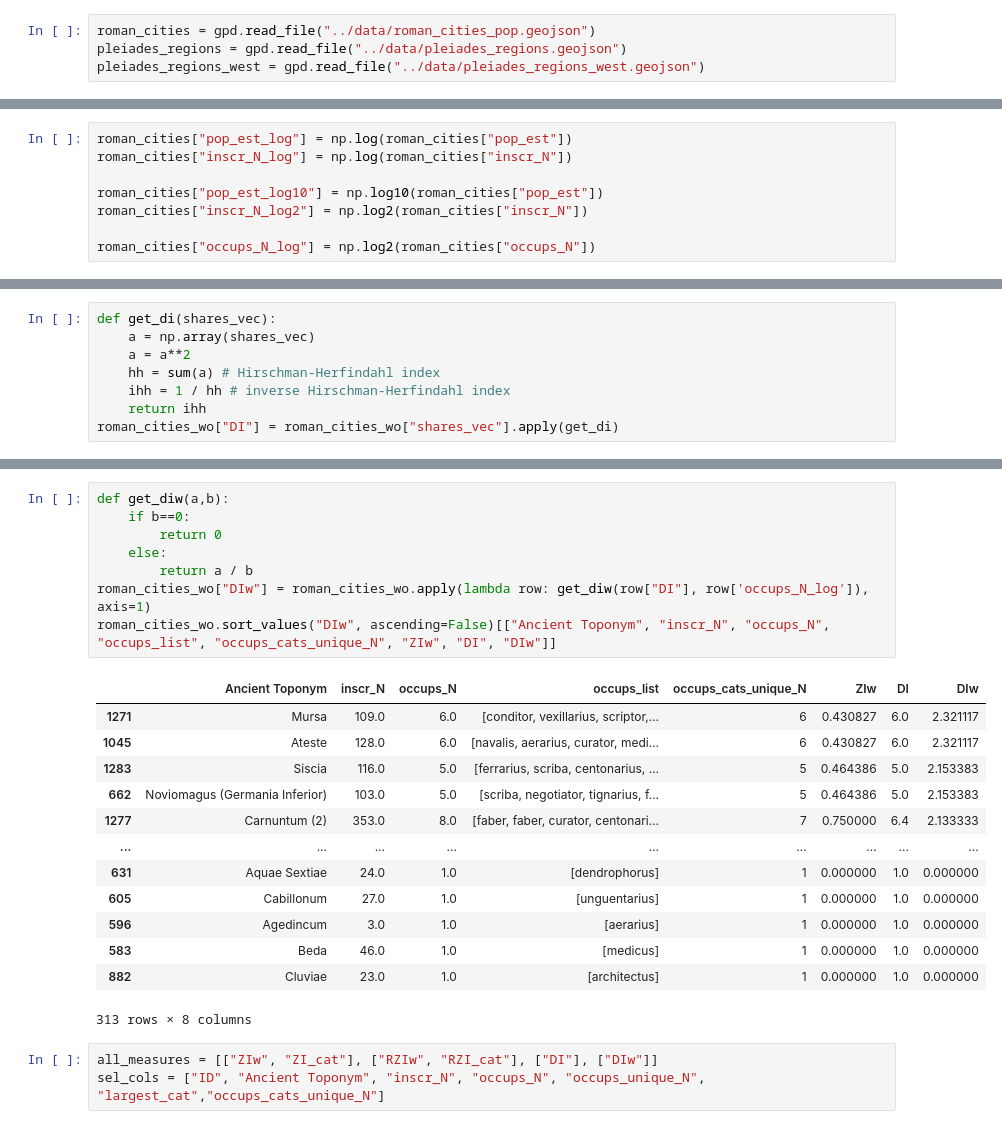
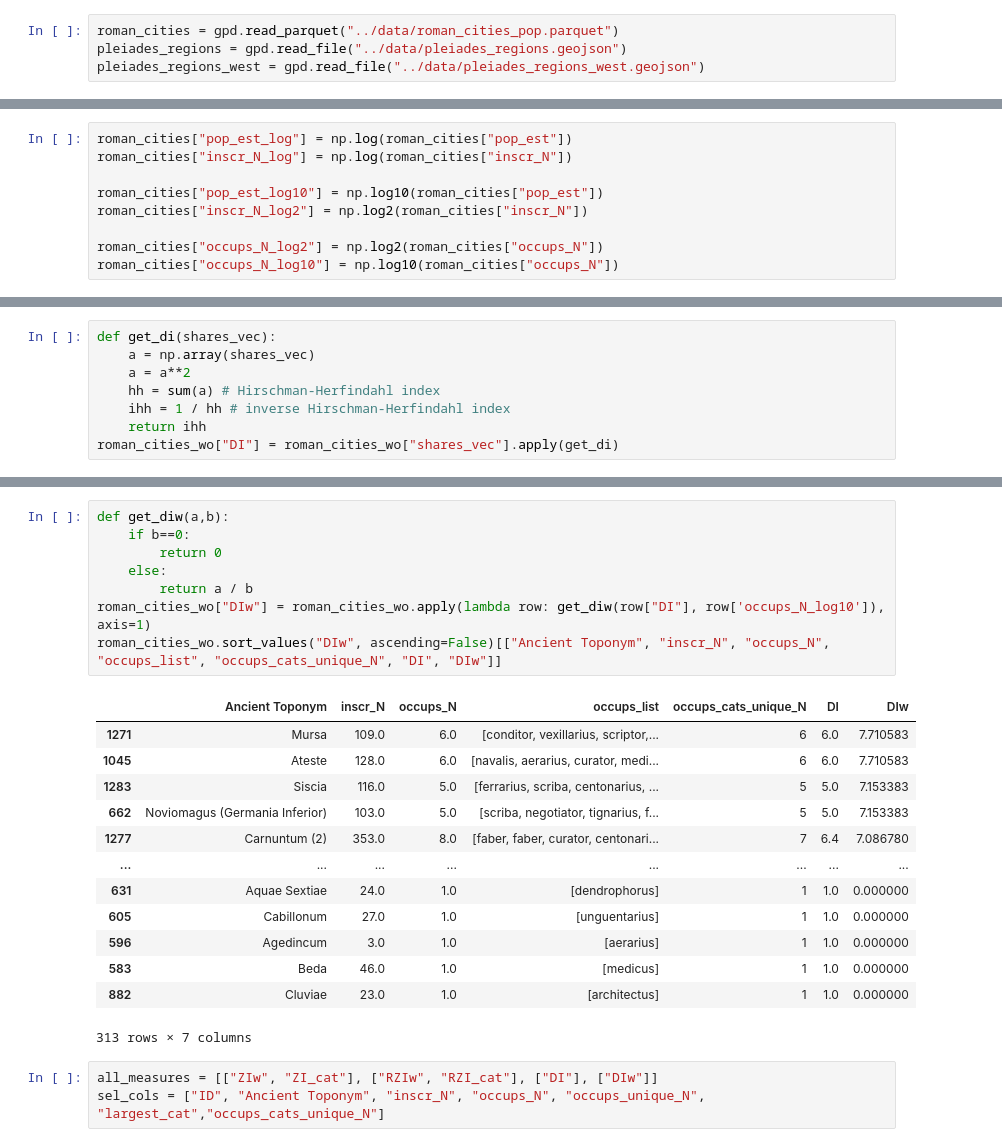
Before and after one commit to sdam-au/social_diversity, a Jupyter notebook: scripts/DIVERSITYvsSPECIALIZATION.ipynb, the cells around one changed output, grey strips where cells are left out. Drawn from its saved outputs; the diff is of its cells as text.

```diff
--- a/scripts/DIVERSITYvsSPECIALIZATION.ipynb
+++ b/scripts/DIVERSITYvsSPECIALIZATION.ipynb
@@ -97,5 +109,5 @@ LIRE[before235]["occups_N"].sum() / LIRE["occups_N"].sum()
 # %%
-roman_cities = gpd.read_file("../data/roman_cities_pop.geojson")
+roman_cities = gpd.read_parquet("../data/roman_cities_pop.parquet")
 pleiades_regions = gpd.read_file("../data/pleiades_regions.geojson")
 pleiades_regions_west = gpd.read_file("../data/pleiades_regions_west.geojson")
 # %% [markdown]
@@ -206,7 +218,8 @@ roman_cities["inscr_N_log"] = np.log(roman_cities["inscr_N"])
 roman_cities["pop_est_log10"] = np.log10(roman_cities["pop_est"])
 roman_cities["inscr_N_log2"] = np.log2(roman_cities["inscr_N"])
 
-roman_cities["occups_N_log"] = np.log2(roman_cities["occups_N"])
+roman_cities["occups_N_log2"] = np.log2(roman_cities["occups_N"])
+roman_cities["occups_N_log10"] = np.log10(roman_cities["occups_N"])
 # %% [markdown]
 # Measuring Specialization and Diversity
 # %%
@@ -614,25 +627,25 @@ roman_cities_wo.sort_values("DI", ascending=False)[["Ancient Toponym", "inscr_N"
 # %%
 def get_diw(a,b):
     if b==0:
         return 0
     else:
         return a / b
-roman_cities_wo["DIw"] = roman_cities_wo.apply(lambda row: get_diw(row["DI"], row['occups_N_log']), axis=1)
-roman_cities_wo.sort_values("DIw", ascending=False)[["Ancient Toponym", "inscr_N", "occups_N", "occups_list", "occups_cats_unique_N", "ZIw", "DI", "DIw"]]
+roman_cities_wo["DIw"] = roman_cities_wo.apply(lambda row: get_diw(row["DI"], row['occups_N_log10']), axis=1)
+roman_cities_wo.sort_values("DIw", ascending=False)[["Ancient Toponym", "inscr_N", "occups_N", "occups_list", "occups_cats_unique_N", "DI", "DIw"]]
 # %% [output]
-|  | Ancient Toponym | inscr_N | occups_N | occups_list | occups_cats_unique_N | ZIw | DI | DIw |
-| 1271 | Mursa | 109.0 | 6.0 | [conditor, vexillarius, scriptor,... | 6 | 0.430827 | 6.0 | 2.321117 |
-| 1045 | Ateste | 128.0 | 6.0 | [navalis, aerarius, curator, medi... | 6 | 0.430827 | 6.0 | 2.321117 |
-| 1283 | Siscia | 116.0 | 5.0 | [ferrarius, scriba, centonarius, ... | 5 | 0.464386 | 5.0 | 2.153383 |
-| 662 | Noviomagus (Germania Inferior) | 103.0 | 5.0 | [scriba, negotiator, tignarius, f... | 5 | 0.464386 | 5.0 | 2.153383 |
-| 1277 | Carnuntum (2) | 353.0 | 8.0 | [faber, faber, curator, centonari... | 7 | 0.750000 | 6.4 | 2.133333 |
-| ... | ... | ... | ... | ... | ... | ... | ... | ... |
-| 631 | Aquae Sextiae | 24.0 | 1.0 | [dendrophorus] | 1 | 0.000000 | 1.0 | 0.000000 |
-| 605 | Cabillonum | 27.0 | 1.0 | [unguentarius] | 1 | 0.000000 | 1.0 | 0.000000 |
-| 596 | Agedincum | 3.0 | 1.0 | [aerarius] | 1 | 0.000000 | 1.0 | 0.000000 |
-| 583 | Beda | 46.0 | 1.0 | [medicus] | 1 | 0.000000 | 1.0 | 0.000000 |
-| 882 | Cluviae | 23.0 | 1.0 | [architectus] | 1 | 0.000000 | 1.0 | 0.000000 |
+|  | Ancient Toponym | inscr_N | occups_N | occups_list | occups_cats_unique_N | DI | DIw |
+| 1271 | Mursa | 109.0 | 6.0 | [conditor, vexillarius, scriptor,... | 6 | 6.0 | 7.710583 |
+| 1045 | Ateste | 128.0 | 6.0 | [navalis, aerarius, curator, medi... | 6 | 6.0 | 7.710583 |
+| 1283 | Siscia | 116.0 | 5.0 | [ferrarius, scriba, centonarius, ... | 5 | 5.0 | 7.153383 |
+| 662 | Noviomagus (Germania Inferior) | 103.0 | 5.0 | [scriba, negotiator, tignarius, f... | 5 | 5.0 | 7.153383 |
+| 1277 | Carnuntum (2) | 353.0 | 8.0 | [faber, faber, curator, centonari... | 7 | 6.4 | 7.086780 |
+| ... | ... | ... | ... | ... | ... | ... | ... |
+| 631 | Aquae Sextiae | 24.0 | 1.0 | [dendrophorus] | 1 | 1.0 | 0.000000 |
+| 605 | Cabillonum | 27.0 | 1.0 | [unguentarius] | 1 | 1.0 | 0.000000 |
+| 596 | Agedincum | 3.0 | 1.0 | [aerarius] | 1 | 1.0 | 0.000000 |
+| 583 | Beda | 46.0 | 1.0 | [medicus] | 1 | 1.0 | 0.000000 |
+| 882 | Cluviae | 23.0 | 1.0 | [architectus] | 1 | 1.0 | 0.000000 |
-313 rows × 8 columns
+313 rows × 7 columns
 # %%
 all_measures = [["ZIw", "ZI_cat"], ["RZIw", "RZI_cat"], ["DI"], ["DIw"]]
 sel_cols = ["ID", "Ancient Toponym", "inscr_N", "occups_N", "occups_unique_N", "largest_cat","occups_cats_unique_N"]
```
Also changed, not shown: parts of 26 cells of this notebook, 8 other files.
